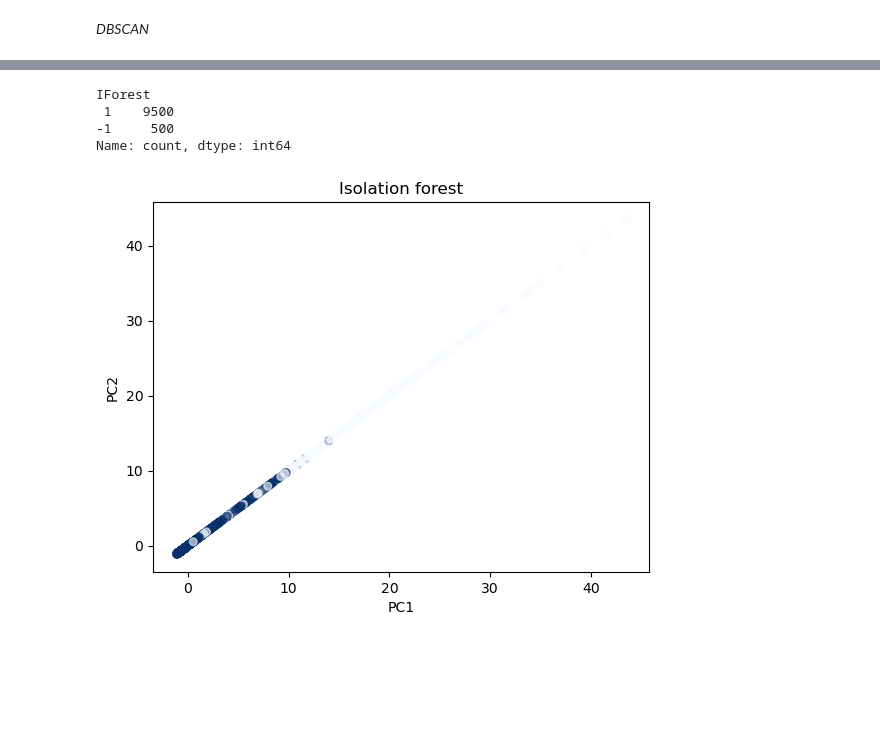
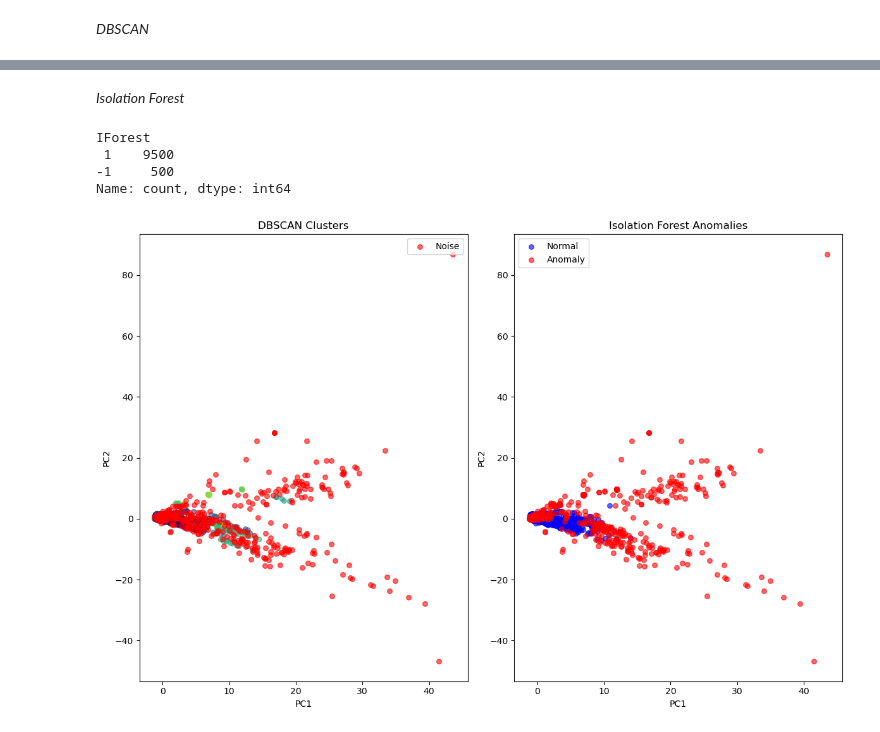
Before and after one commit to ChristabelAtieno/email_spam-detection, a Jupyter notebook: email_spam-detection.ipynb, the cells around one changed output, grey strips where cells are left out. Saved outputs shown, nothing was run; the diff lists cells and outputs as text; code cells hidden in the pictures; blank space fills up the shorter version.

```diff
--- a/email_spam-detection.ipynb
+++ b/email_spam-detection.ipynb
@@ -287,8 +289,10 @@ df_clusters
 <i>DBSCAN</i>
 # %%
 #DBSCAN (Density-Based Spatial Clustering)
-dbscan = DBSCAN(eps=2, min_samples=5)
-df_clusters['DBSCAN'] = dbscan.fit_predict(df_pca)
+dbscan = DBSCAN(eps=3, min_samples=5)
+dbscan_labels = dbscan.fit_predict(df_pca)
+
+df_clusters['DBSCAN'] = dbscan_labels
 
 print(df_clusters['DBSCAN'].value_counts())
 # %% [output]
@@ -320,19 +316,43 @@ plt.show()
+# %% [markdown]
+<i>Isolation Forest</i>
 # %%
 #isolation forest
 iso = IsolationForest(contamination=0.05, random_state=42)
-df_clusters['IForest'] = iso.fit_predict(df_pca)
-
+iforest_labels = iso.fit_predict(df_pca)
+df_clusters['IForest']=iforest_labels
 df_clusters['IForest'].value_counts()
 # %% [output]
 IForest
  1    9500
 -1     500
 Name: count, dtype: int64
-# %%
-plt.scatter(df_clusters['PC1'],df_clusters['PC1'], c=df_clusters['IForest'], cmap='Blues',s=30, alpha=0.6)
-plt.title("Isolation forest")
-plt.xlabel("PC1")
-plt.ylabel("PC2")
-plt.show()
-# %% [output]
-[figure, removed]
+# %%
+#combined visualization for DBSCAN and isolation forest
+pc1 = df_pca[:,0]
+pc2 = df_pca[:,1]
+
+plt.figure(figsize=(12,8))
+
+#----DBSCAN Cluster
+plt.subplot(1,2,1)
+mask = dbscan_labels != -1  # ignore noise
+plt.scatter(pc1[mask], pc2[mask], c=dbscan_labels[mask], cmap='viridis', s=30, alpha=0.6)
+plt.scatter(pc1[dbscan_labels==-1], pc2[dbscan_labels==-1], c='red', s=30, alpha=0.6, label='Noise')
+plt.title("DBSCAN Clusters")
+plt.xlabel("PC1")
+plt.ylabel("PC2")
+plt.legend()
+
+#---isolation forest
+plt.subplot(1,2,2)
+plt.scatter(pc1[iforest_labels==1], pc2[iforest_labels==1], c='blue', s=30, alpha=0.6, label='Normal')
+plt.scatter(pc1[iforest_labels==-1], pc2[iforest_labels==-1], c='red', s=30, alpha=0.6, label='Anomaly')
+plt.title("Isolation Forest Anomalies")
+plt.xlabel("PC1")
+plt.ylabel("PC2")
+plt.legend()
+
+plt.tight_layout()
+plt.show()
+# %% [output]
+[figure, added]
```
Also changed, not shown: parts of 14 cells of this notebook, 1 other file.
